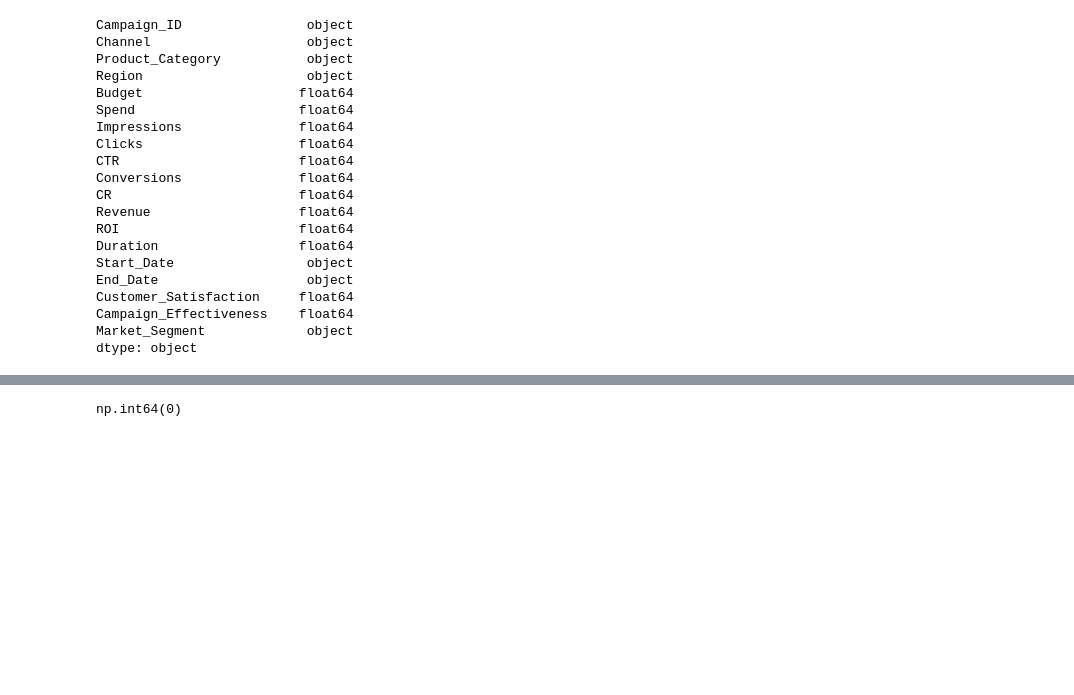
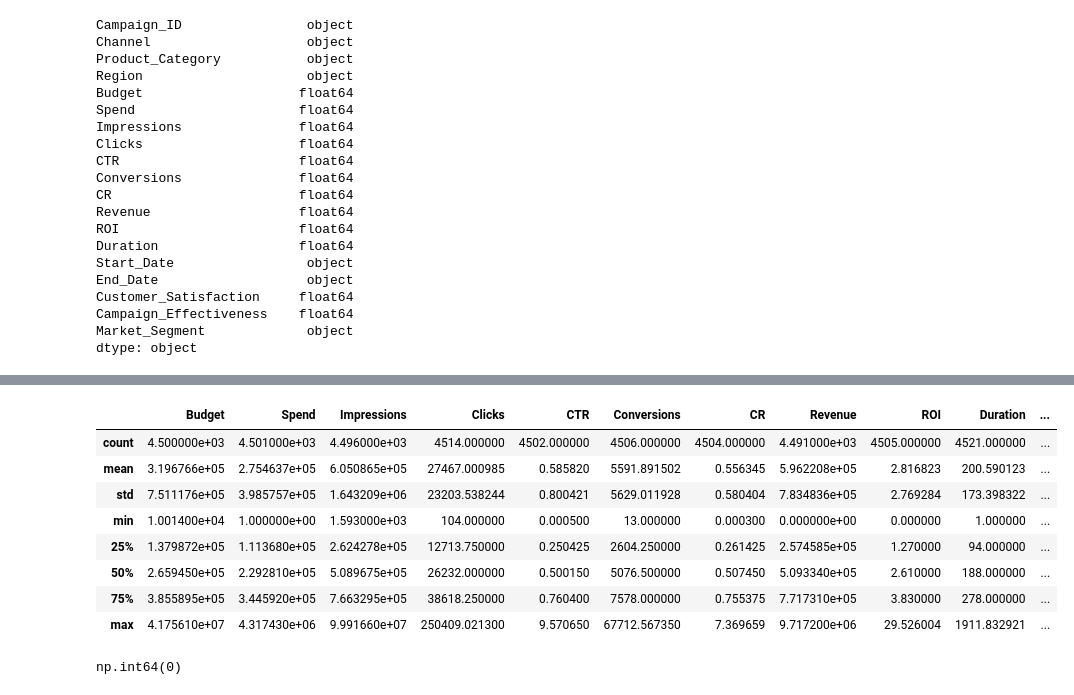
Before and after one commit to Germandcont/Data_Analysis_Project, a Jupyter notebook: Notebooks/Notebook.ipynb, the cells around one changed output, grey strips where cells are left out. Drawn from its saved outputs; the diff is of its cells as text; code cells hidden in the pictures; blank space fills up the shorter version.

```diff
--- a/Notebooks/Notebook.ipynb
+++ b/Notebooks/Notebook.ipynb
@@ -61,3 +76,15 @@ dtype: object
+# %%
+df.describe()
+# %% [output]
+|  | Budget | Spend | Impressions | Clicks | CTR | Conversions | CR | Revenue | ROI | Duration | ... |
+| count | 4.500000e+03 | 4.501000e+03 | 4.496000e+03 | 4514.000000 | 4502.000000 | 4506.000000 | 4504.000000 | 4.491000e+03 | 4505.000000 | 4521.000000 | ... |
+| mean | 3.196766e+05 | 2.754637e+05 | 6.050865e+05 | 27467.000985 | 0.585820 | 5591.891502 | 0.556345 | 5.962208e+05 | 2.816823 | 200.590123 | ... |
+| std | 7.511176e+05 | 3.985757e+05 | 1.643209e+06 | 23203.538244 | 0.800421 | 5629.011928 | 0.580404 | 7.834836e+05 | 2.769284 | 173.398322 | ... |
+| min | 1.001400e+04 | 1.000000e+00 | 1.593000e+03 | 104.000000 | 0.000500 | 13.000000 | 0.000300 | 0.000000e+00 | 0.000000 | 1.000000 | ... |
+| 25% | 1.379872e+05 | 1.113680e+05 | 2.624278e+05 | 12713.750000 | 0.250425 | 2604.250000 | 0.261425 | 2.574585e+05 | 1.270000 | 94.000000 | ... |
+| 50% | 2.659450e+05 | 2.292810e+05 | 5.089675e+05 | 26232.000000 | 0.500150 | 5076.500000 | 0.507450 | 5.093340e+05 | 2.610000 | 188.000000 | ... |
+| 75% | 3.855895e+05 | 3.445920e+05 | 7.663295e+05 | 38618.250000 | 0.760400 | 7578.000000 | 0.755375 | 7.717310e+05 | 3.830000 | 278.000000 | ... |
+| max | 4.175610e+07 | 4.317430e+06 | 9.991660e+07 | 250409.021300 | 9.570650 | 67712.567350 | 7.369659 | 9.717200e+06 | 29.526004 | 1911.832921 | ... |
 # %%
 df.duplicated().sum()
 # %% [output]
```
Also changed, not shown: parts of 18 cells of this notebook, 1 other file.
